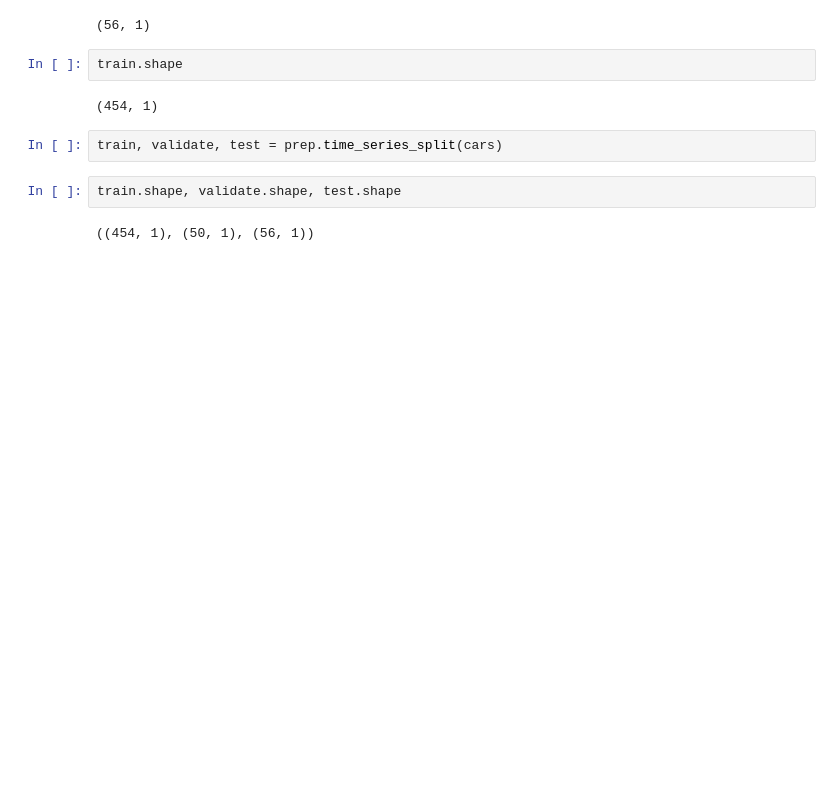
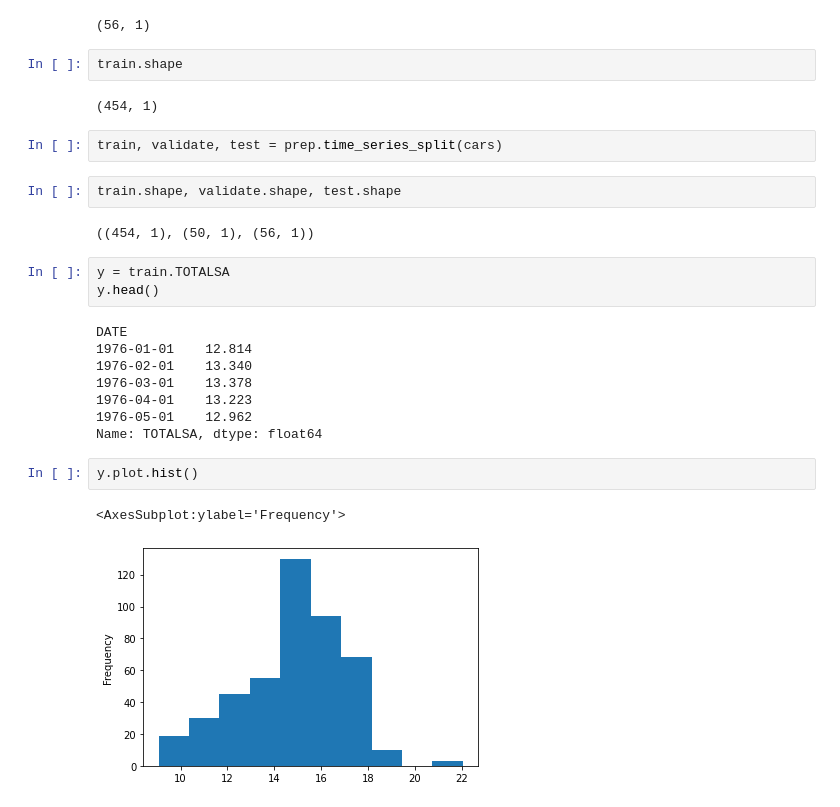
Before and after one commit to Dude-where-s-my-copper/EV_growth, a Jupyter notebook: jarads_workbook.ipynb, the cells around one changed output. Cells and saved outputs as stored; diff of their text form; blank space fills up the shorter version.

```diff
--- a/jarads_workbook.ipynb
+++ b/jarads_workbook.ipynb
@@ -188,3 +149,19 @@ train, validate, test = prep.time_series_split(cars)
 train.shape, validate.shape, test.shape
 # %% [output]
 ((454, 1), (50, 1), (56, 1))
+# %%
+y = train.TOTALSA
+y.head()
+# %% [output]
+DATE
+1976-01-01    12.814
+1976-02-01    13.340
+1976-03-01    13.378
+1976-04-01    13.223
+1976-05-01    12.962
+Name: TOTALSA, dtype: float64
+# %%
+y.plot.hist()
+# %% [output]
+<AxesSubplot:ylabel='Frequency'>
+[figure, added]
```
Also changed, not shown: parts of 53 cells of this notebook.
